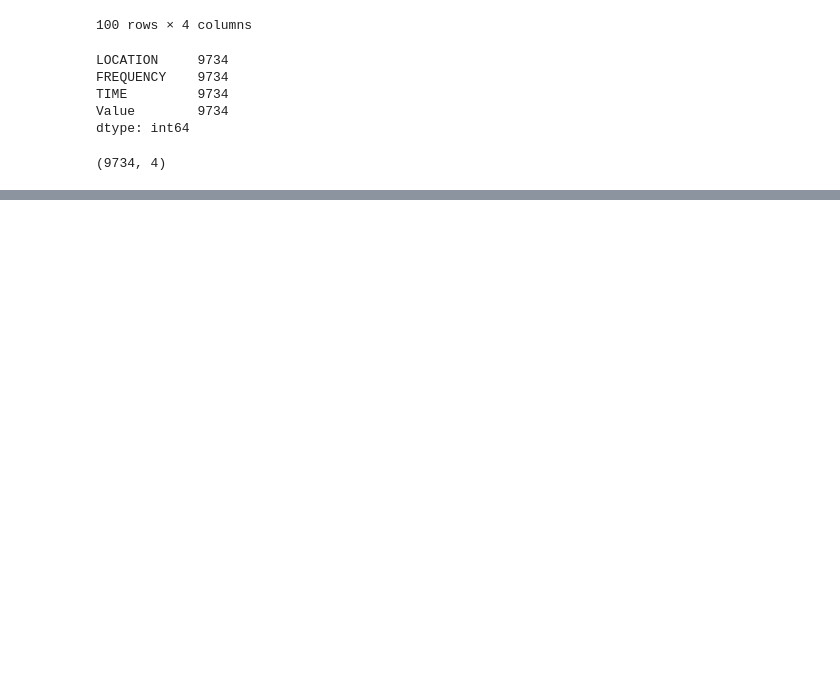
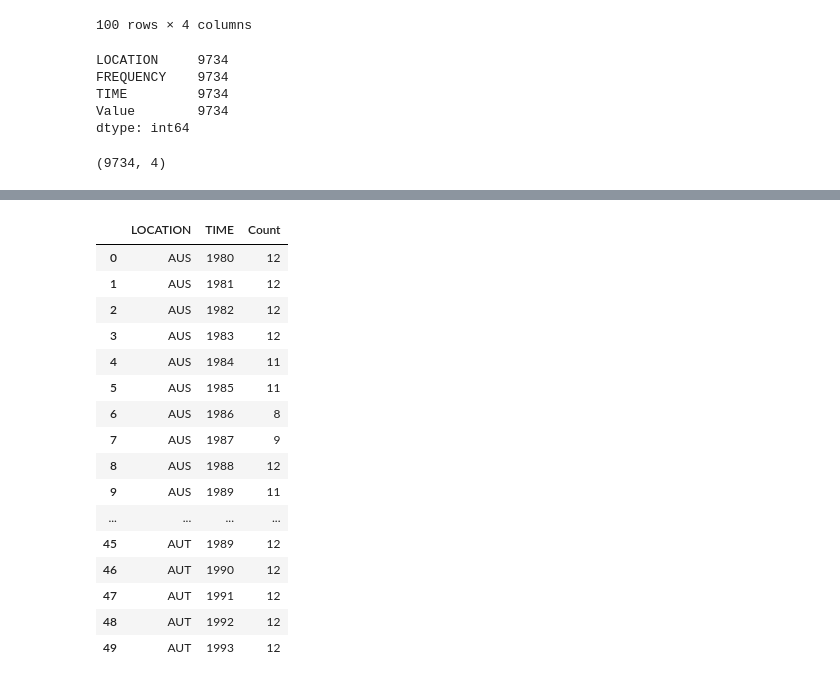
Before and after one commit to sbs23060/Sem2_CA1, a Jupyter notebook: Sem_2_CA_1.ipynb, the cells around one changed output, grey strips where cells are left out. Saved outputs shown, nothing was run; the diff lists cells and outputs as text; code cells hidden in the pictures; blank space fills up the shorter version.

```diff
--- a/Sem_2_CA_1.ipynb
+++ b/Sem_2_CA_1.ipynb
@@ -190,0 +239,22 @@ oil_prices.head(15)
+# %%
+country_counts=oil_prices.groupby(['LOCATION', 'TIME']).size().reset_index(name='Count')
+# %%
+country_counts.head(50)  # counting how many months are recorded per country in each year for data consistency
+# %% [output]
+|  | LOCATION | TIME | Count |
+| 0 | AUS | 1980 | 12 |
+| 1 | AUS | 1981 | 12 |
+| 2 | AUS | 1982 | 12 |
+| 3 | AUS | 1983 | 12 |
+| 4 | AUS | 1984 | 11 |
+| 5 | AUS | 1985 | 11 |
+| 6 | AUS | 1986 | 8 |
+| 7 | AUS | 1987 | 9 |
+| 8 | AUS | 1988 | 12 |
+| 9 | AUS | 1989 | 11 |
+| ... | ... | ... | ... |
+| 45 | AUT | 1989 | 12 |
+| 46 | AUT | 1990 | 12 |
+| 47 | AUT | 1991 | 12 |
+| 48 | AUT | 1992 | 12 |
+| 49 | AUT | 1993 | 12 |
```
Also changed, not shown: parts of 11 cells of this notebook.
